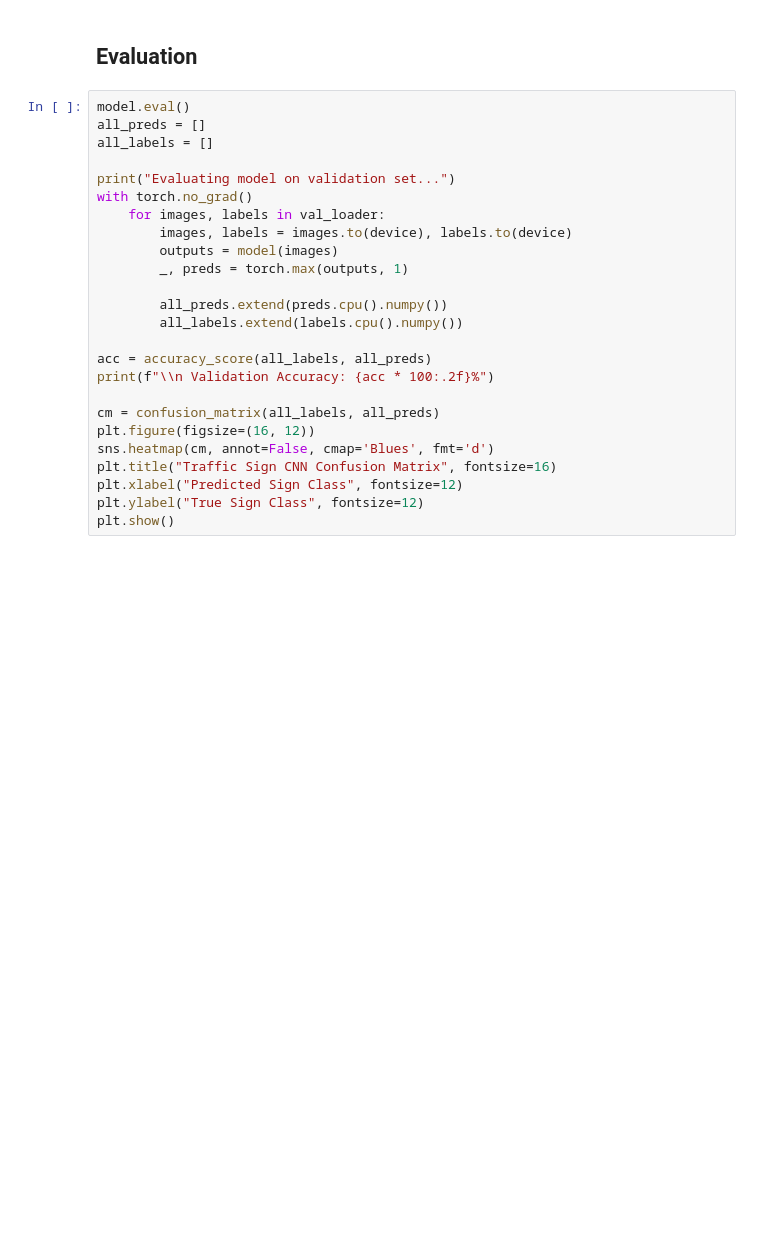
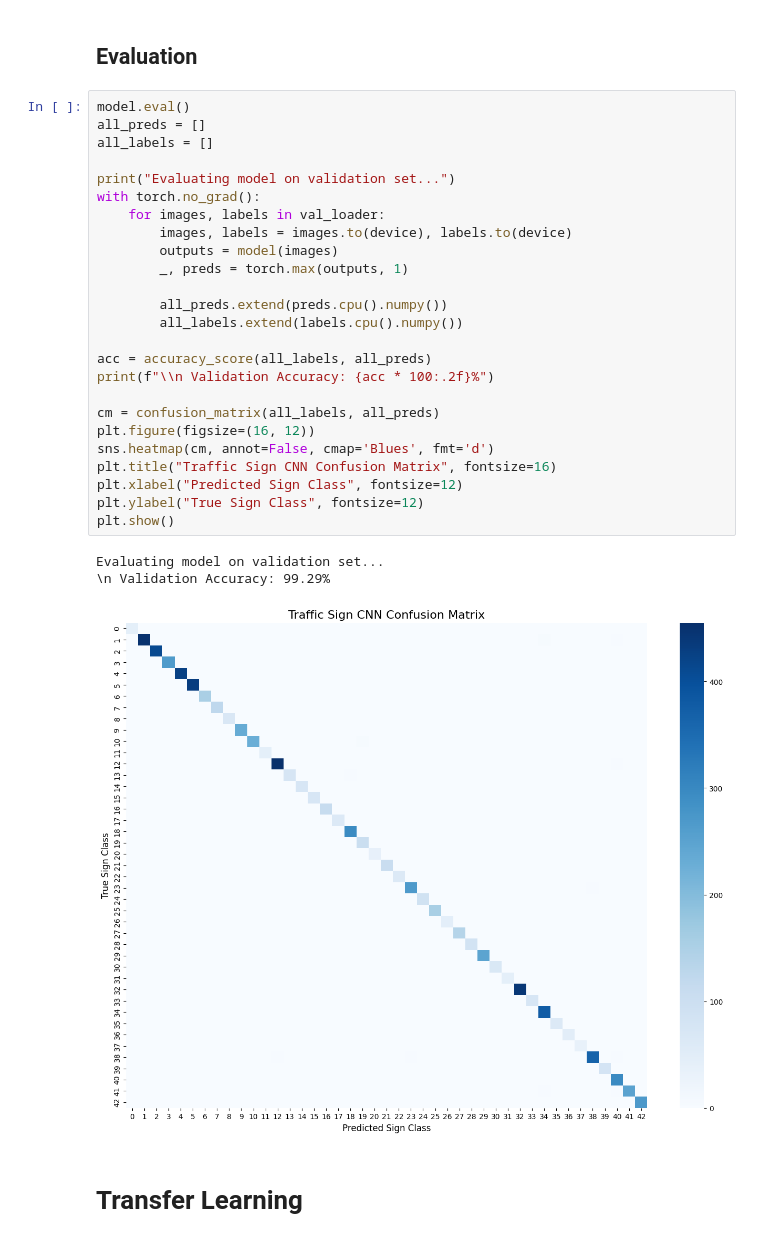
Before and after one commit to Mohamed-Elkady-05/AutoVision-Perception, a Jupyter notebook: phase2_cnn_train.ipynb, the cells around one changed output. Cells and saved outputs as stored; diff of their text form; blank space fills up the shorter version.

```diff
--- a/phase2_cnn_train.ipynb
+++ b/phase2_cnn_train.ipynb
@@ -103,25 +134,31 @@ print("Training Complete!")
 # %%
 model.eval()
 all_preds = []
 all_labels = []
 
 print("Evaluating model on validation set...")
-with torch.no_grad()
+with torch.no_grad():
     for images, labels in val_loader:
         images, labels = images.to(device), labels.to(device)
         outputs = model(images)
         _, preds = torch.max(outputs, 1)
 
         all_preds.extend(preds.cpu().numpy())
         all_labels.extend(labels.cpu().numpy())
 
 acc = accuracy_score(all_labels, all_preds)
 print(f"\\n Validation Accuracy: {acc * 100:.2f}%")
 
 cm = confusion_matrix(all_labels, all_preds)
 plt.figure(figsize=(16, 12))
 sns.heatmap(cm, annot=False, cmap='Blues', fmt='d')
 plt.title("Traffic Sign CNN Confusion Matrix", fontsize=16)
 plt.xlabel("Predicted Sign Class", fontsize=12)
 plt.ylabel("True Sign Class", fontsize=12)
 plt.show()
+# %% [output]
+Evaluating model on validation set...
+\n Validation Accuracy: 99.29%
+[figure, added]
+# %% [markdown]
+# Transfer Learning
```
Also changed, not shown: parts of 12 cells of this notebook.
